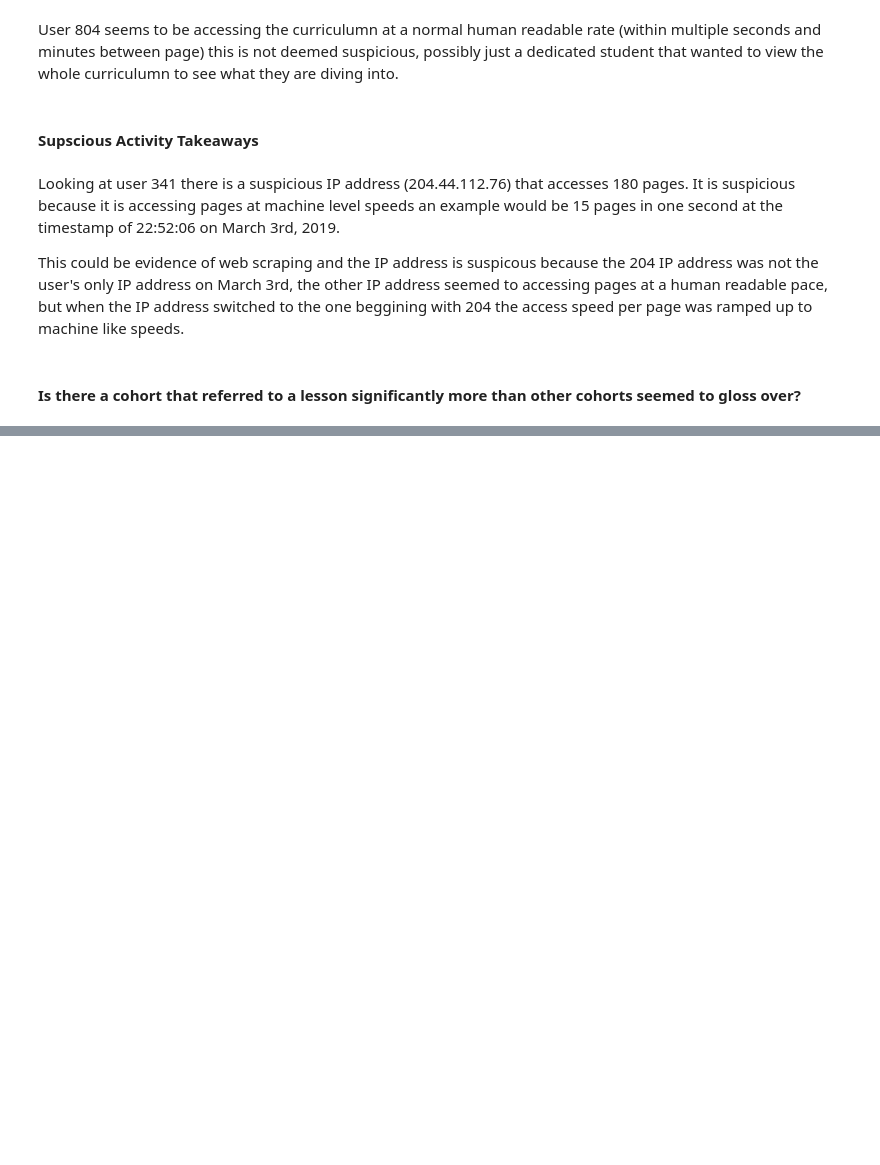
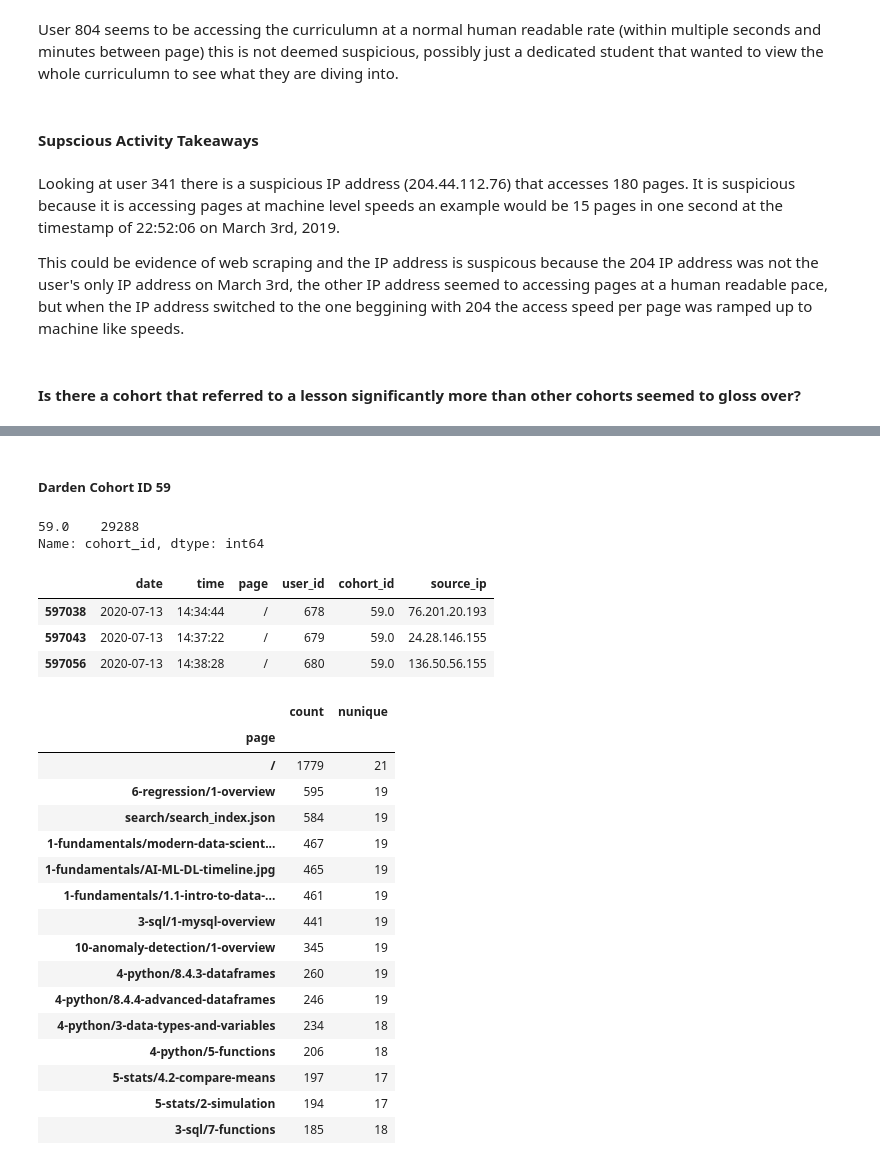
Before and after one commit to Griffin-McCrosky-Anomaly-Detection/Anomaly_Detection_Project, a Jupyter notebook: McCrosky_Rough_Notebook.ipynb, the cells around one changed output, grey strips where cells are left out. Cells and saved outputs as stored; diff of their text form; code cells hidden in the pictures; blank space fills up the shorter version.

```diff
--- a/McCrosky_Rough_Notebook.ipynb
+++ b/McCrosky_Rough_Notebook.ipynb
@@ -564,0 +759,39 @@ df_lesson.head(3) ## <-- looking at our narrowed down lesson dataframe
+# %% [markdown]
+##### Darden Cohort ID 59
+# %%
+darden_df = ds_df[ds_df.cohort_id == 59.0] ## making bayes dataframe
+darden_df.cohort_id.value_counts() ## <-- quality assurance check
+# %% [output]
+59.0    29288
+Name: cohort_id, dtype: int64
+# %%
+darden_df.head(3) ## <-- looking at darden dataframe
+# %% [output]
+|  | date | time | page | user_id | cohort_id | source_ip |
+| 597038 | 2020-07-13 | 14:34:44 | / | 678 | 59.0 | 76.201.20.193 |
+| 597043 | 2020-07-13 | 14:37:22 | / | 679 | 59.0 | 24.28.146.155 |
+| 597056 | 2020-07-13 | 14:38:28 | / | 680 | 59.0 | 136.50.56.155 |
+# %%
+## grouping by page and doing an overall count of occurences
+## per page to figure which lesson has the most overall traffic in curie
+page_views = curie_df.groupby(['page'])['user_id'].agg(['count','nunique'])
+observed = page_views.sort_values(by = 'count', ascending = False)
+observed.head(15)
+# %% [output]
+|  | count | nunique |
+| page |  |  |
+| / | 1779 | 21 |
+| 6-regression/1-overview | 595 | 19 |
+| search/search_index.json | 584 | 19 |
+| 1-fundamentals/modern-data-scient... | 467 | 19 |
+| 1-fundamentals/AI-ML-DL-timeline.jpg | 465 | 19 |
+| 1-fundamentals/1.1-intro-to-data-... | 461 | 19 |
+| 3-sql/1-mysql-overview | 441 | 19 |
+| 10-anomaly-detection/1-overview | 345 | 19 |
+| 4-python/8.4.3-dataframes | 260 | 19 |
+| 4-python/8.4.4-advanced-dataframes | 246 | 19 |
+| 4-python/3-data-types-and-variables | 234 | 18 |
+| 4-python/5-functions | 206 | 18 |
+| 5-stats/4.2-compare-means | 197 | 17 |
+| 5-stats/2-simulation | 194 | 17 |
+| 3-sql/7-functions | 185 | 18 |
```
Also changed, not shown: parts of 42 cells of this notebook.
